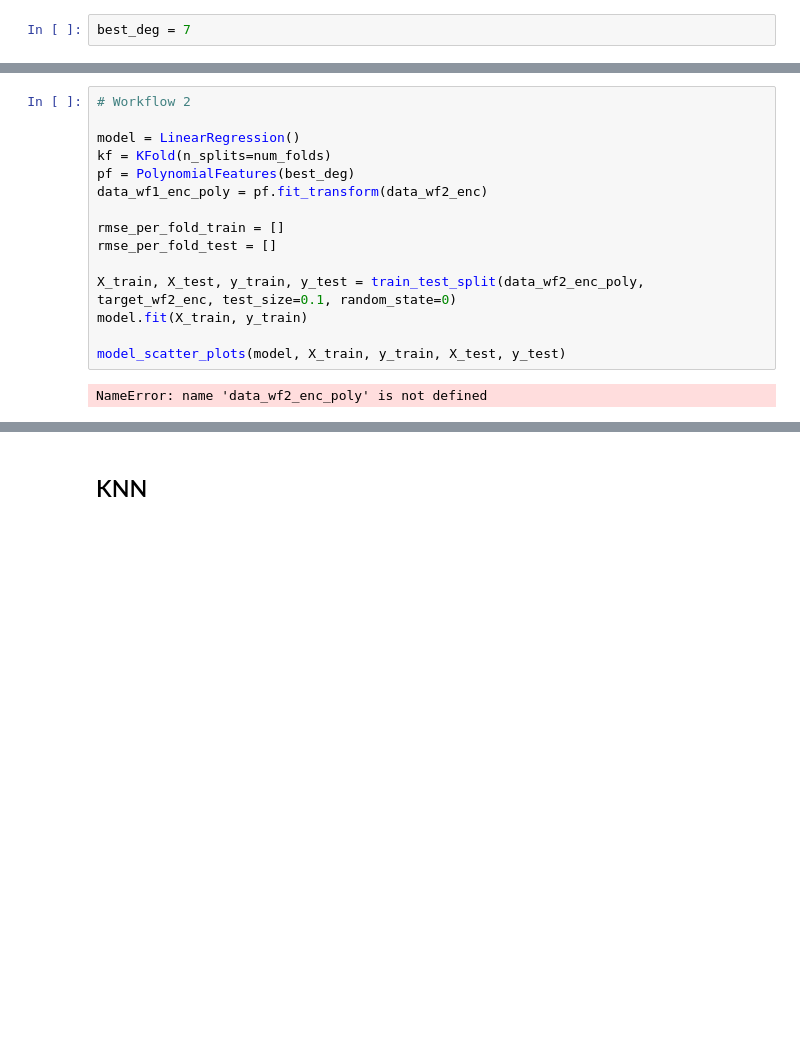
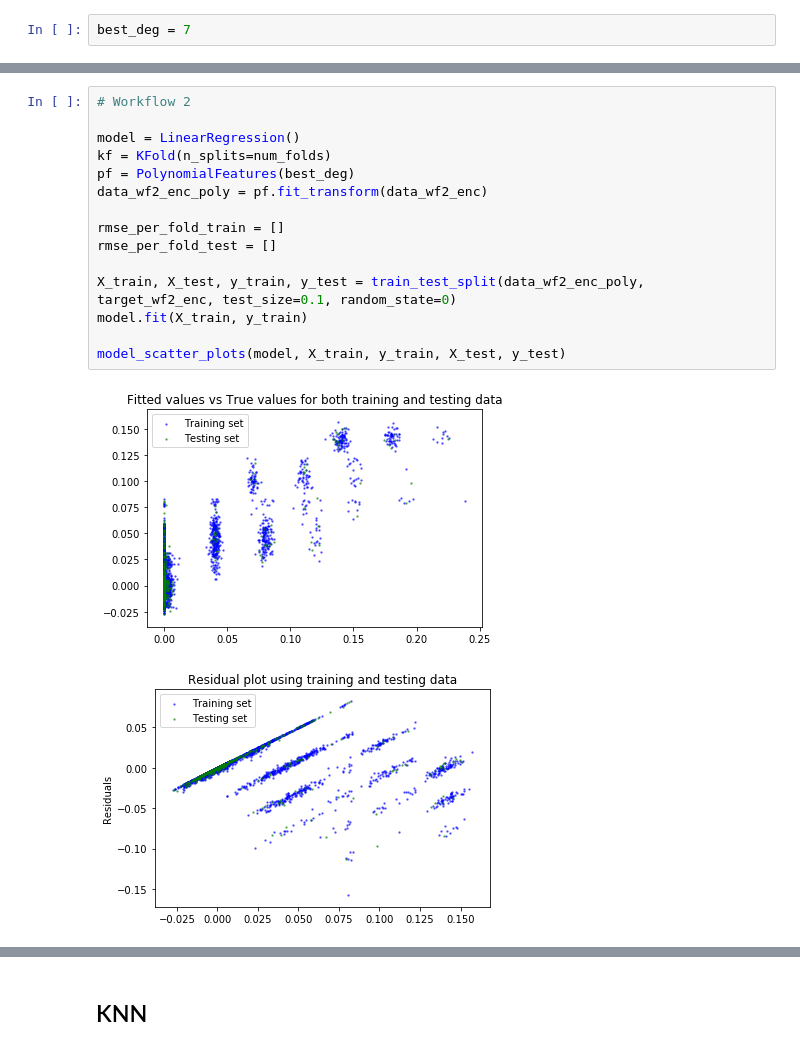
Before and after one commit to 219Winter2019adjz/Project4, a Jupyter notebook: Dataset1.ipynb, the cells around one changed output, grey strips where cells are left out. Drawn from its saved outputs; the diff is of its cells as text; blank space fills up the shorter version.

```diff
--- a/Dataset1.ipynb
+++ b/Dataset1.ipynb
@@ -1004,20 +995,21 @@ model_scatter_plots(model, X_train, y_train, X_test, y_test)
 # %%
 # Workflow 2
 
 model = LinearRegression()
 kf = KFold(n_splits=num_folds)
 pf = PolynomialFeatures(best_deg)
-data_wf1_enc_poly = pf.fit_transform(data_wf2_enc)
+data_wf2_enc_poly = pf.fit_transform(data_wf2_enc)
 
 rmse_per_fold_train = []
 rmse_per_fold_test = []
 
 X_train, X_test, y_train, y_test = train_test_split(data_wf2_enc_poly, target_wf2_enc, test_size=0.1, random_state=0)
 model.fit(X_train, y_train)
 
 model_scatter_plots(model, X_train, y_train, X_test, y_test)
 # %% [output]
-NameError: name 'data_wf2_enc_poly' is not defined
+[figure, added]
+[figure, added]
 # %%
 # Workflow 3
 
```
Also changed, not shown: parts of 22 cells of this notebook.
